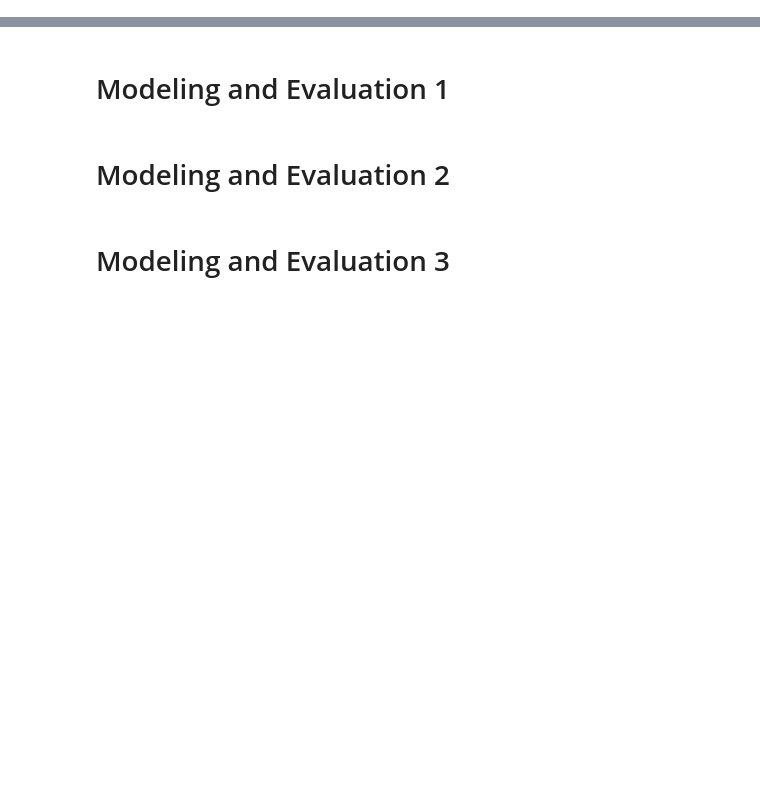
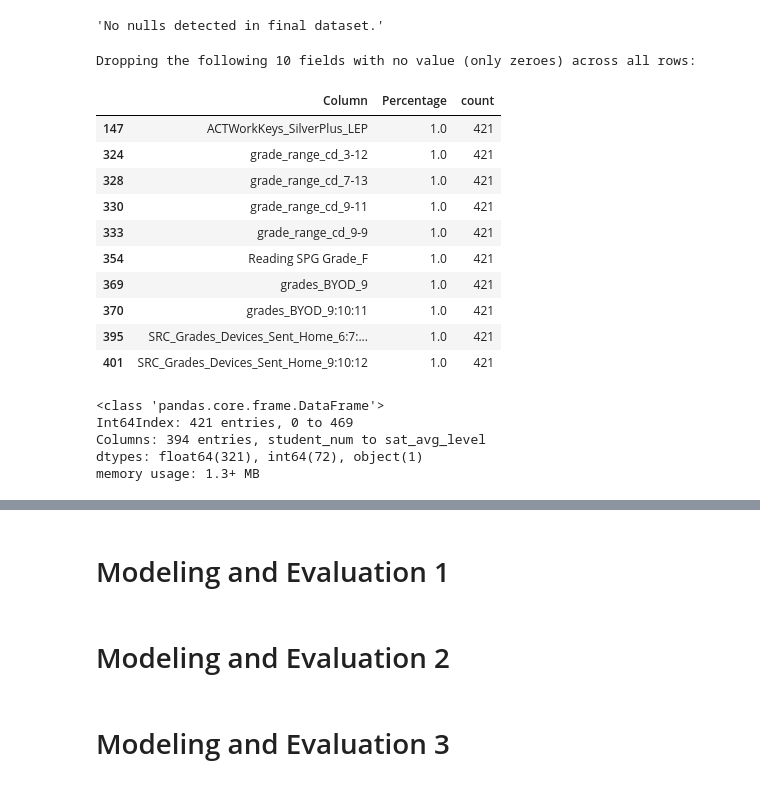
Before and after one commit to jeffweltman/MSDS7331, a Jupyter notebook: Lab3-Kevin.ipynb, the cells around one changed output, grey strips where cells are left out. Saved outputs shown, nothing was run; the diff lists cells and outputs as text; code cells hidden in the pictures; blank space fills up the shorter version.

```diff
--- a/Lab3-Kevin.ipynb
+++ b/Lab3-Kevin.ipynb
@@ -4,0 +551,28 @@
+# %%
+%config IPCompleter.greedy=True
+import numpy as np
+import pandas as pd
+
+# Read dataset off Github
+ml_hs_2017_all = pd.read_csv("https://github.com/jakemdrew/EducationDataNC/raw/master/2017/Machine%20Learning%20Datasets/PublicHighSchools2017_ML.csv")
+
+# creating categorical variable from existing column - https://stackoverflow.com/a/49269107
+ml_hs_2017_all.loc[(ml_hs_2017_all['sat_avg_score_num'] >= 1) & (ml_hs_2017_all['sat_avg_score_num'] < 900),'sat_avg_level'] = 'Low'
+ml_hs_2017_all.loc[(ml_hs_2017_all['sat_avg_score_num'] >= 900) & (ml_hs_2017_all['sat_avg_score_num'] < 1200),'sat_avg_level'] = 'Medium'
+ml_hs_2017_all.loc[ml_hs_2017_all['sat_avg_score_num'] >= 1200,'sat_avg_level'] = 'High'
+
+# subsetting to remove rows where no average SAT score was reported
+ml_hs_2017 = ml_hs_2017_all.loc[ml_hs_2017_all['sat_avg_score_num'] >0]
+
+def null_check(): # adapted from Trey Hunner, http://treyhunner.com/2016/11/check-whether-all-items-match-a-condition-in-python/
+
+    for column in ml_hs_2017:
+        if np.sum(ml_hs_2017[column].isnull())>0:
+            print(column,np.sum(ml_hs_2017[column].isnull()))
+        else:
+            pass
+        return "No nulls detected in final dataset."
+
+null_check()
+# %% [output]
+'No nulls detected in final dataset.'
@@ -4,0 +588,34 @@
+# %%
+to_drop = zero_counts.loc[zero_counts['Percentage'] >= .999]
+
+# column dropping adapted from
+# http://nbviewer.jupyter.org/github/jakemdrew/EducationDataNC/blob/master/2017/Machine%20Learning%20Datasets/Source%20Code/PublicHighSchools2017_ML.ipynb
+
+print('Dropping the following', str(len(to_drop)), 'fields with no value (only zeroes) across all rows:')
+to_drop
+# %% [output]
+Dropping the following 10 fields with no value (only zeroes) across all rows:
+|  | Column | Percentage | count |
+| 147 | ACTWorkKeys_SilverPlus_LEP | 1.0 | 421 |
+| 324 | grade_range_cd_3-12 | 1.0 | 421 |
+| 328 | grade_range_cd_7-13 | 1.0 | 421 |
+| 330 | grade_range_cd_9-11 | 1.0 | 421 |
+| 333 | grade_range_cd_9-9 | 1.0 | 421 |
+| 354 | Reading SPG Grade_F | 1.0 | 421 |
+| 369 | grades_BYOD_9 | 1.0 | 421 |
+| 370 | grades_BYOD_9:10:11 | 1.0 | 421 |
+| 395 | SRC_Grades_Devices_Sent_Home_6:7:... | 1.0 | 421 |
+| 401 | SRC_Grades_Devices_Sent_Home_9:10:12 | 1.0 | 421 |
+# %%
+# performing drop of identified columns
+
+hs_2017 = ml_hs_2017.drop(to_drop['Column'], axis=1)
+hs_2017.info()
+
+# ml_hs_2017_final.to_csv(path_or_buf='./ml_hs_2017_final.csv', sep=',')
+# %% [output]
+<class 'pandas.core.frame.DataFrame'>
+Int64Index: 421 entries, 0 to 469
+Columns: 394 entries, student_num to sat_avg_level
+dtypes: float64(321), int64(72), object(1)
+memory usage: 1.3+ MB
```
Also changed, not shown: parts of 16 cells of this notebook.
